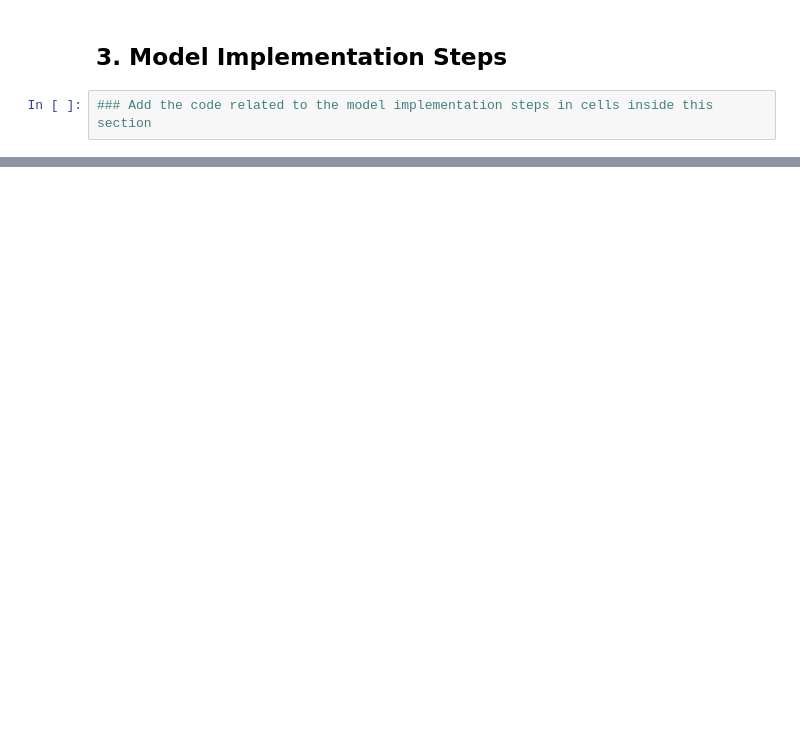
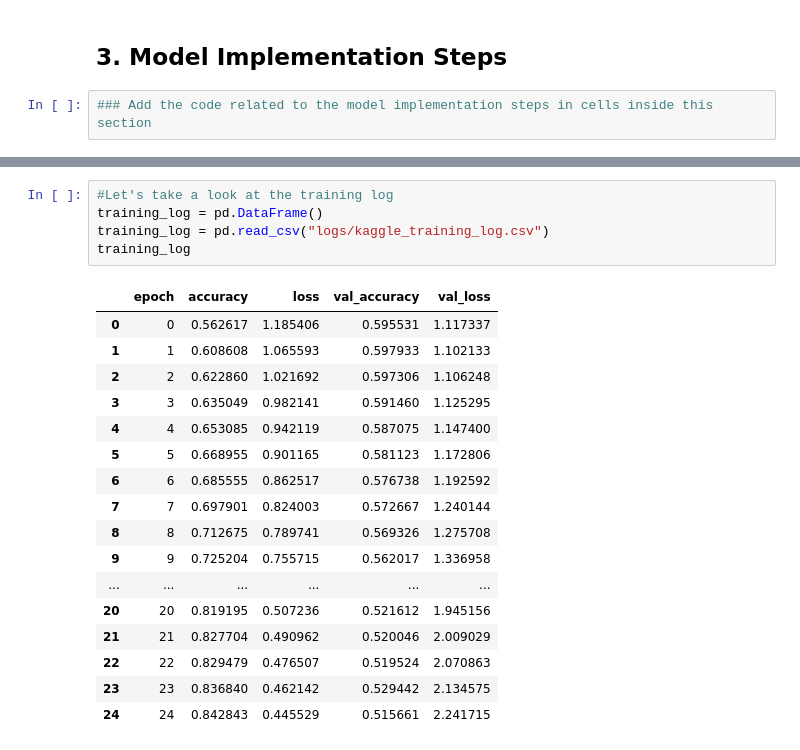
Before and after one commit to Jimmy030199/DM2025-Lab2-Exercise-main, a Jupyter notebook: DM2025-Lab2-Homework.ipynb, the cells around one changed output, grey strips where cells are left out. Saved outputs shown, nothing was run; the diff lists cells and outputs as text; blank space fills up the shorter version.

```diff
--- a/DM2025-Lab2-Homework.ipynb
+++ b/DM2025-Lab2-Homework.ipynb
@@ -159,0 +1002,23 @@ Markdown Syntax to Add Image: `![Description of the Image](./your_local_folder/n
+# %%
+#Let's take a look at the training log
+training_log = pd.DataFrame()
+training_log = pd.read_csv("logs/kaggle_training_log.csv")
+training_log
+# %% [output]
+|  | epoch | accuracy | loss | val_accuracy | val_loss |
+| 0 | 0 | 0.562617 | 1.185406 | 0.595531 | 1.117337 |
+| 1 | 1 | 0.608608 | 1.065593 | 0.597933 | 1.102133 |
+| 2 | 2 | 0.622860 | 1.021692 | 0.597306 | 1.106248 |
+| 3 | 3 | 0.635049 | 0.982141 | 0.591460 | 1.125295 |
+| 4 | 4 | 0.653085 | 0.942119 | 0.587075 | 1.147400 |
+| 5 | 5 | 0.668955 | 0.901165 | 0.581123 | 1.172806 |
+| 6 | 6 | 0.685555 | 0.862517 | 0.576738 | 1.192592 |
+| 7 | 7 | 0.697901 | 0.824003 | 0.572667 | 1.240144 |
+| 8 | 8 | 0.712675 | 0.789741 | 0.569326 | 1.275708 |
+| 9 | 9 | 0.725204 | 0.755715 | 0.562017 | 1.336958 |
+| ... | ... | ... | ... | ... | ... |
+| 20 | 20 | 0.819195 | 0.507236 | 0.521612 | 1.945156 |
+| 21 | 21 | 0.827704 | 0.490962 | 0.520046 | 2.009029 |
+| 22 | 22 | 0.829479 | 0.476507 | 0.519524 | 2.070863 |
+| 23 | 23 | 0.836840 | 0.462142 | 0.529442 | 2.134575 |
+| 24 | 24 | 0.842843 | 0.445529 | 0.515661 | 2.241715 |
```
Also changed, not shown: parts of 70 cells of this notebook, 5 other files.
